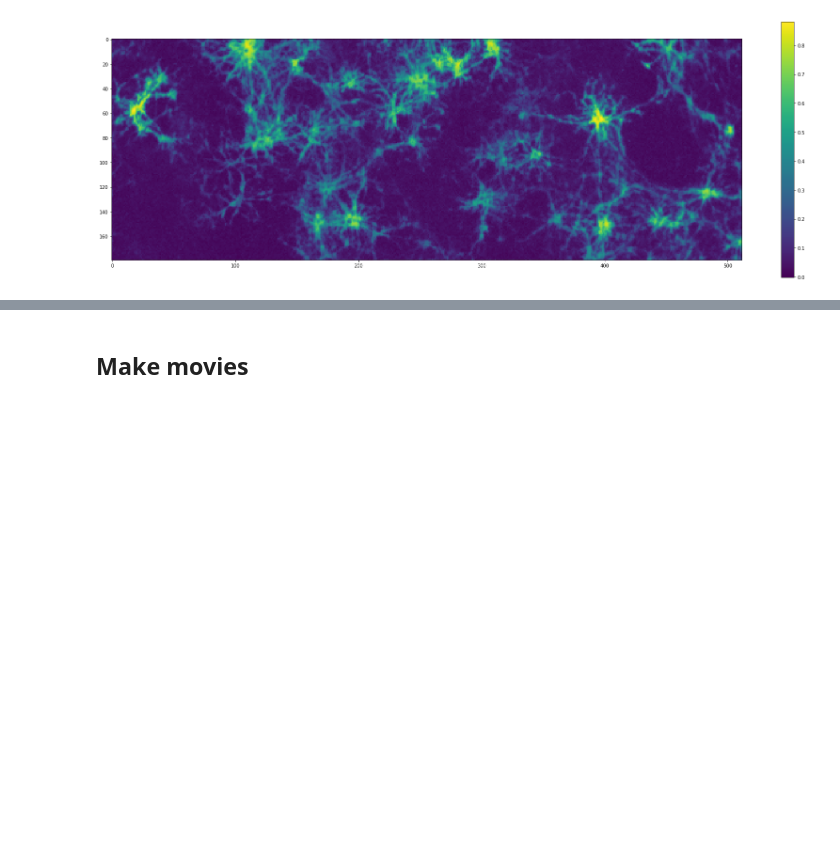
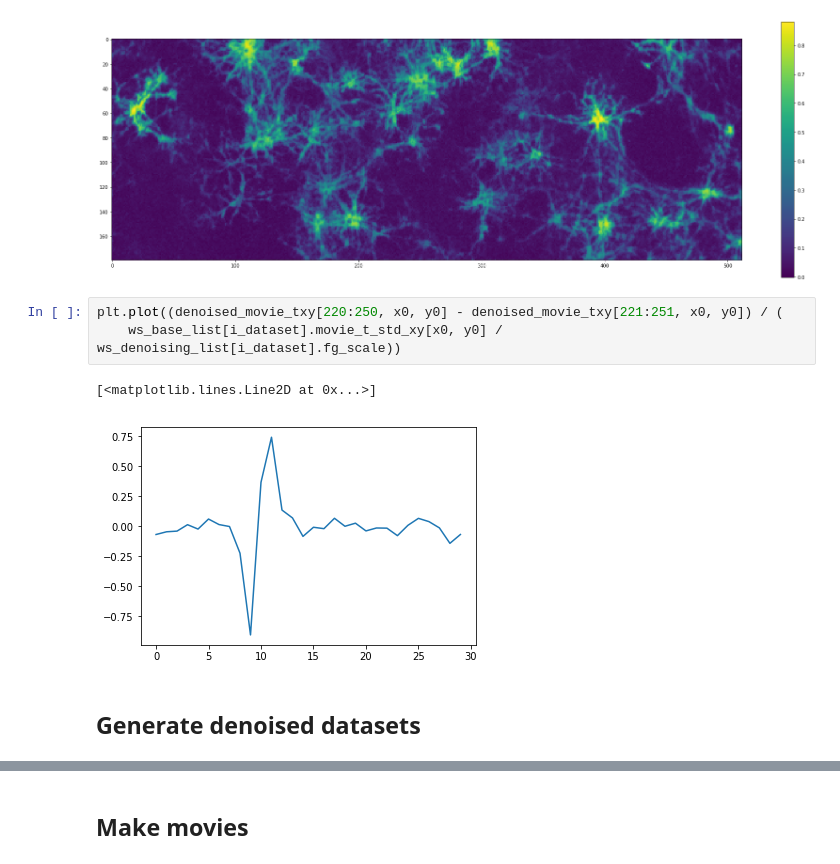
Before and after one commit to cellarium-ai/CellMincer, a Jupyter notebook: notebooks/cellmincer_proto.ipynb, the cells around one changed output, grey strips where cells are left out. Saved outputs shown, nothing was run; the diff lists cells and outputs as text; blank space fills up the shorter version.

```diff
--- a/notebooks/cellmincer_proto.ipynb
+++ b/notebooks/cellmincer_proto.ipynb
@@ -391,3 +391,11 @@ plt.colorbar(im)
 # %% [output]
 <matplotlib.colorbar.Colorbar at 0x...>
 [figure]
+# %%
+plt.plot((denoised_movie_txy[220:250, x0, y0] - denoised_movie_txy[221:251, x0, y0]) / (
+    ws_base_list[i_dataset].movie_t_std_xy[x0, y0] / ws_denoising_list[i_dataset].fg_scale))
+# %% [output]
+[<matplotlib.lines.Line2D at 0x...>]
+[figure, added]
+# %% [markdown]
+## Generate denoised datasets
```
Also changed, not shown: parts of 22 cells of this notebook, 3 other files.
